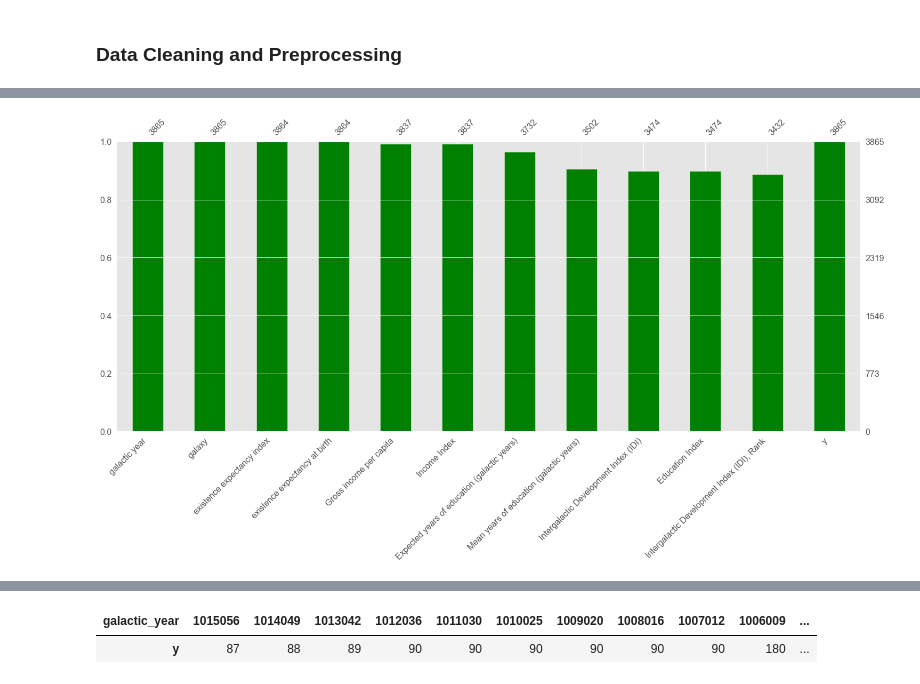
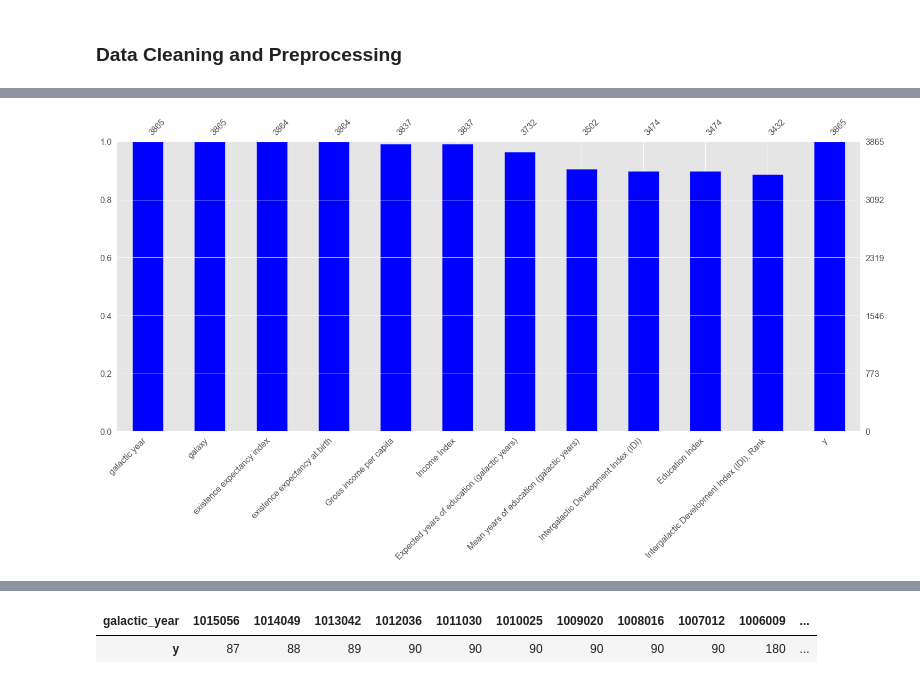
Before and after one commit to kamalzada/Machine-Learning-Projects, a Jupyter notebook: Capstone-Projects/Capstone-Project#2.ipynb, the cells around one changed output, grey strips where cells are left out. Cells and saved outputs as stored; diff of their text form; code cells hidden in the pictures.

```diff
--- a/Capstone-Projects/Capstone-Project#2.ipynb
+++ b/Capstone-Projects/Capstone-Project#2.ipynb
@@ -64,5 +64,5 @@ filterwarnings(action = 'ignore')
 # %% [markdown]
 ### Importing Dataset
 # %%
-raw = pd.read_csv('train.csv')
-df = raw.copy()
+df_train = pd.concat(map(pd.read_csv, ['train.csv']))
+df_test = pd.concat(map(pd.read_csv, ['test.csv']))
@@ -97,5 +113,7 @@ plt.show()
 # %%
 %%time
-#This is the data we're gonna work on
+#These are the columns we're gonna work on
+df_train = df_train[[f for f in df_train.columns if f in df_train.iloc[:,0:11].columns or f=='y']]
+df_test = df_test.iloc[:,0:11]
 df = df[[f for f in df.columns if f in df.iloc[:,0:11].columns or f=='y']]
 # %% [output]
@@ -112,6 +136,6 @@ df.head()
 # %%
-#Null value count after the elimination
-msn.bar(df, color='green')
+#Null value count of the training set after the elimination
+msn.bar(df_train, color='blue')
 plt.show()
 # %% [output]
-[figure, old version]
+[figure, new version]
```
Also changed, not shown: parts of 60 cells of this notebook.
